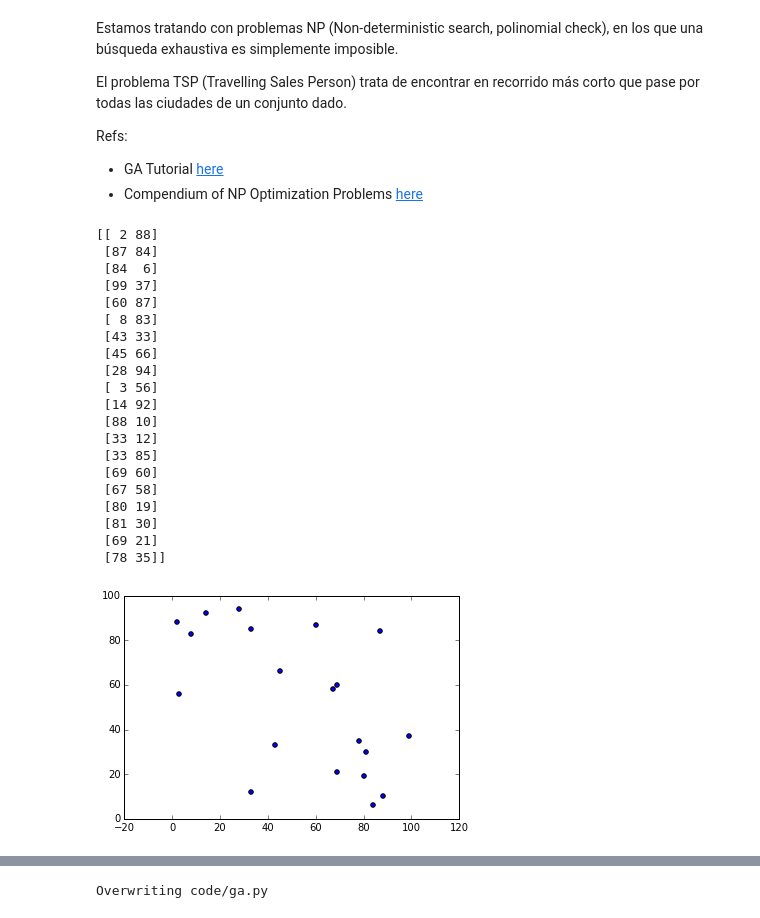
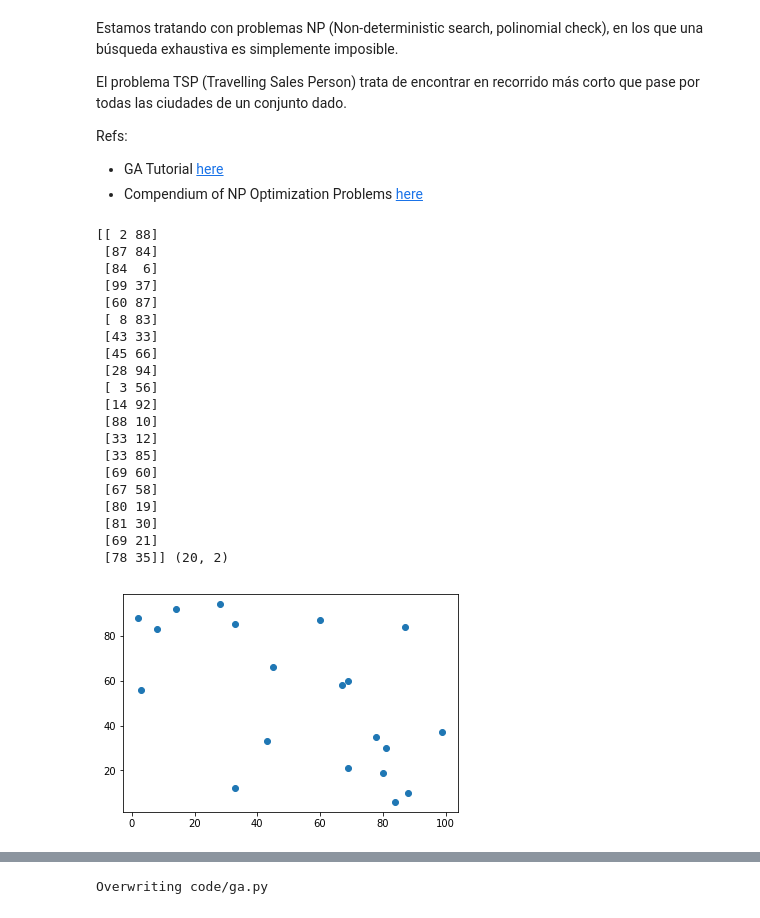
Before and after one commit to jjpulidos/Artificial-Intelligence-PSet-UIS, a Jupyter notebook: Notas 04A - Algoritmos Geneticos.ipynb, the cells around one changed output, grey strips where cells are left out. Saved outputs shown, nothing was run; the diff lists cells and outputs as text; code cells hidden in the pictures.

```diff
--- a/Notas 04A - Algoritmos Geneticos.ipynb
+++ b/Notas 04A - Algoritmos Geneticos.ipynb
@@ -11,35 +11,37 @@ Refs:
 # %%
 import numpy as np
 import matplotlib.pyplot as plt
 %matplotlib inline
 w_size = 100
 n_cities = 20
-cities = (np.random.random((n_cities,2))*w_size).astype(int)
-cities = np.array([[ 2,88],[87,84],[84,6],[99,37], [60, 87], [ 8, 83], [43, 33], [45, 66], [28, 94], [ 3, 56], [14, 92], [88, 10], [33, 12], [33, 85], [69, 60], [67, 58], [80, 19], [81, 30], [69, 21], [78, 35]])
+#cities = (np.random.random((n_cities,2))*w_size).astype(int) -> ciudades aleatorias en duplas (x, y)
+cities = np.array([[2, 88], [87, 84], [84, 6], [99, 37], [60, 87], [8, 83], [43, 33], [45, 66], [28, 94],
+                   [3, 56], [14, 92], [88, 10], [33, 12], [33, 85], [69, 60], [67, 58], [80, 19], [81, 30],
+                   [69, 21], [78, 35]]) # ciudades preprocesadas
 
-plt.scatter(cities[:,0], cities[:,1])
-print cities
+plt.scatter(cities[:,0], cities[:,1]) # Dibujamos las ciudades en un plano xy
+print (cities,cities.shape) #imprimimos las coordenadas de las ciudades
 # %% [output]
 [[ 2 88]
  [87 84]
  [84  6]
  [99 37]
  [60 87]
  [ 8 83]
  [43 33]
  [45 66]
  [28 94]
  [ 3 56]
  [14 92]
  [88 10]
  [33 12]
  [33 85]
  [69 60]
  [67 58]
  [80 19]
  [81 30]
  [69 21]
- [78 35]]
+ [78 35]] (20, 2)
-[figure, old version]
+[figure, new version]
 # %%
 def TSP_plot_solution(cities, solution):
```
Also changed, not shown: parts of 11 cells of this notebook, 2 other files.
